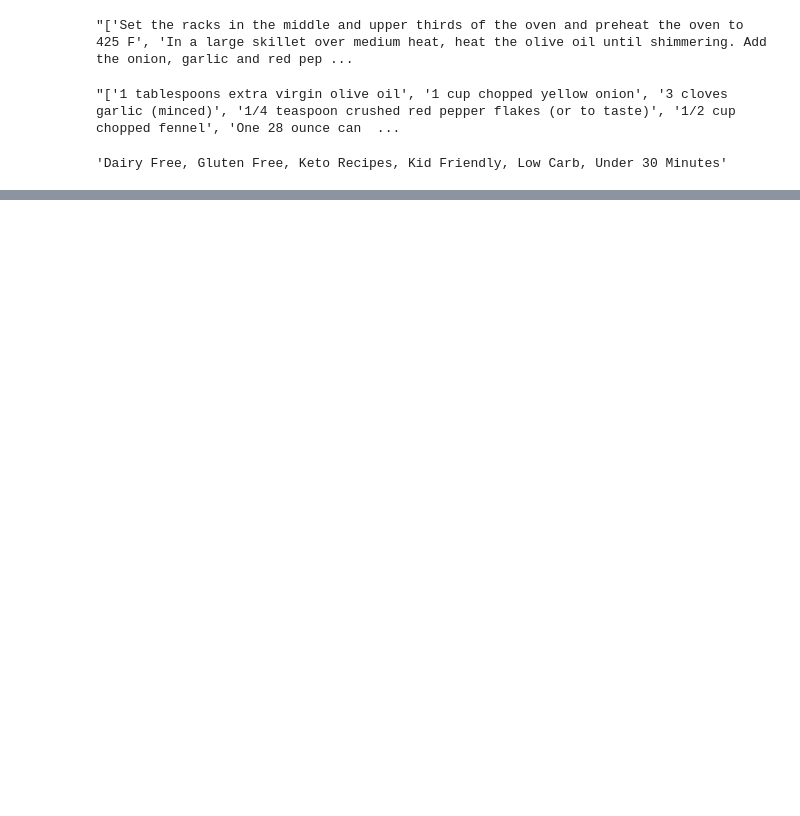
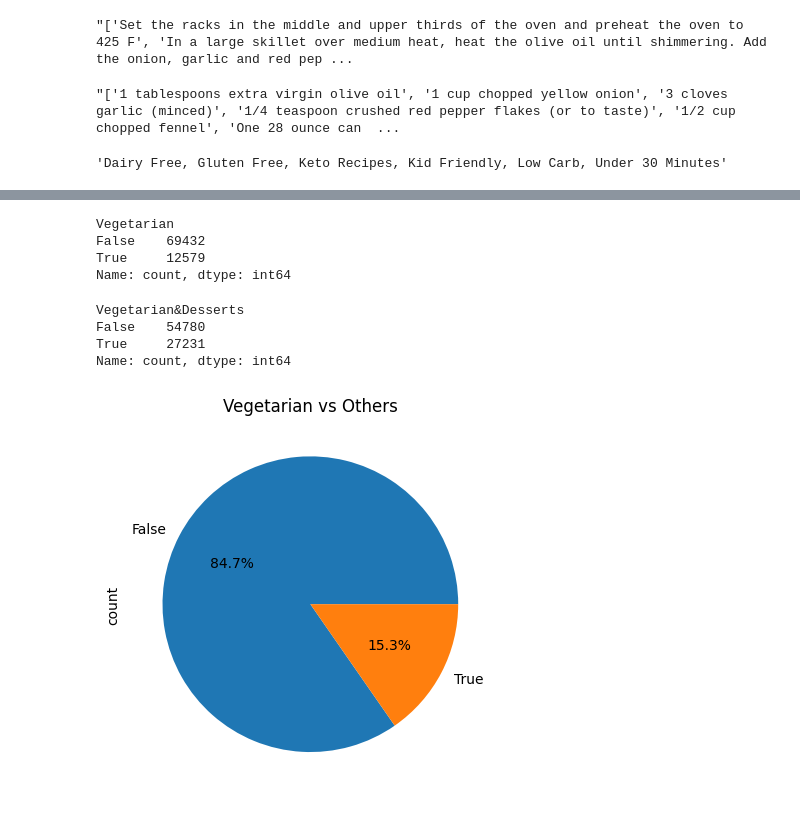
Before and after one commit to lavo2/HLT-Project, a Jupyter notebook: prove.ipynb, the cells around one changed output, grey strips where cells are left out. Drawn from its saved outputs; the diff is of its cells as text; code cells hidden in the pictures; blank space fills up the shorter version.

Commit message:
pie plot

```diff
--- a/prove.ipynb
+++ b/prove.ipynb
@@ -69,0 +179,4 @@ df['tags'][0]
+# %%
+# drop useless columns: category, image, prep_time, serves, cuisine
+df = df.drop(columns=['category', 'image', 'prep_time', 'serves', 'cuisine'])
+df.head()
@@ -69,0 +190,19 @@ df['tags'][0]
+# %%
+# Now we do the same but without considering the desserts as vegetarian
+# define two new classes for df: Vegetarian and Others
+vegetarian = [
+    'Vegan',
+    'Vegetarian',
+    'Vegetarian Meals'
+]
+
+# regex to match any of the words in vegetarian_desserts
+regex = '|'.join(vegetarian)
+
+# function to check if a recipe is Vegetarian
+def is_vegetarian(tags):
+    return bool(re.search(regex, tags))
+
+df['Vegetarian'] = df['tags'].apply(is_vegetarian)
+
+df['Others'] = ~df['Vegetarian']
@@ -69,0 +218,23 @@ df['tags'][0]
+# %%
+# see the distribution of the classes
+df['Vegetarian'].value_counts()
+# %% [output]
+Vegetarian
+False    69432
+True     12579
+Name: count, dtype: int64
+# %%
+df['Vegetarian&Desserts'].value_counts()
+# %% [output]
+Vegetarian&Desserts
+False    54780
+True     27231
+Name: count, dtype: int64
+# %%
+# see the distribution of Vegetarian and Others in a pie chart with plt
+fig, ax = plt.subplots()
+df['Vegetarian'].value_counts().plot.pie(autopct='%1.1f%%', ax=ax)
+ax.set_title('Vegetarian vs Others')
+plt.show()
+# %% [output]
+[figure, added]
```
Also changed, not shown: parts of 17 cells of this notebook.
